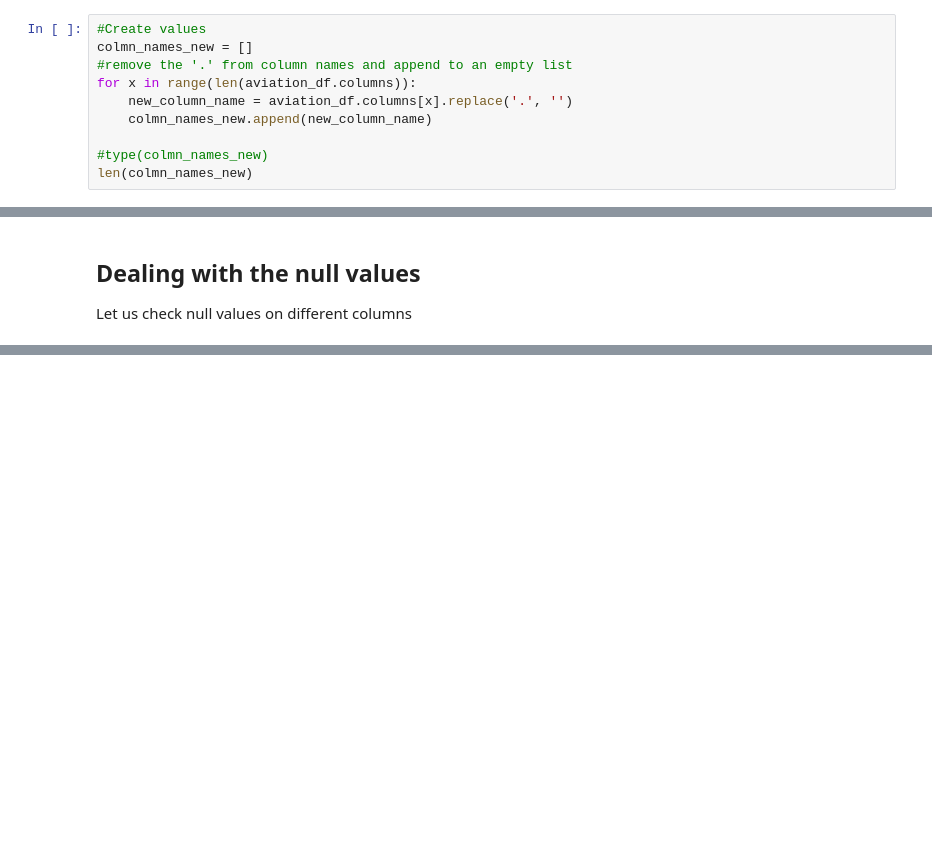
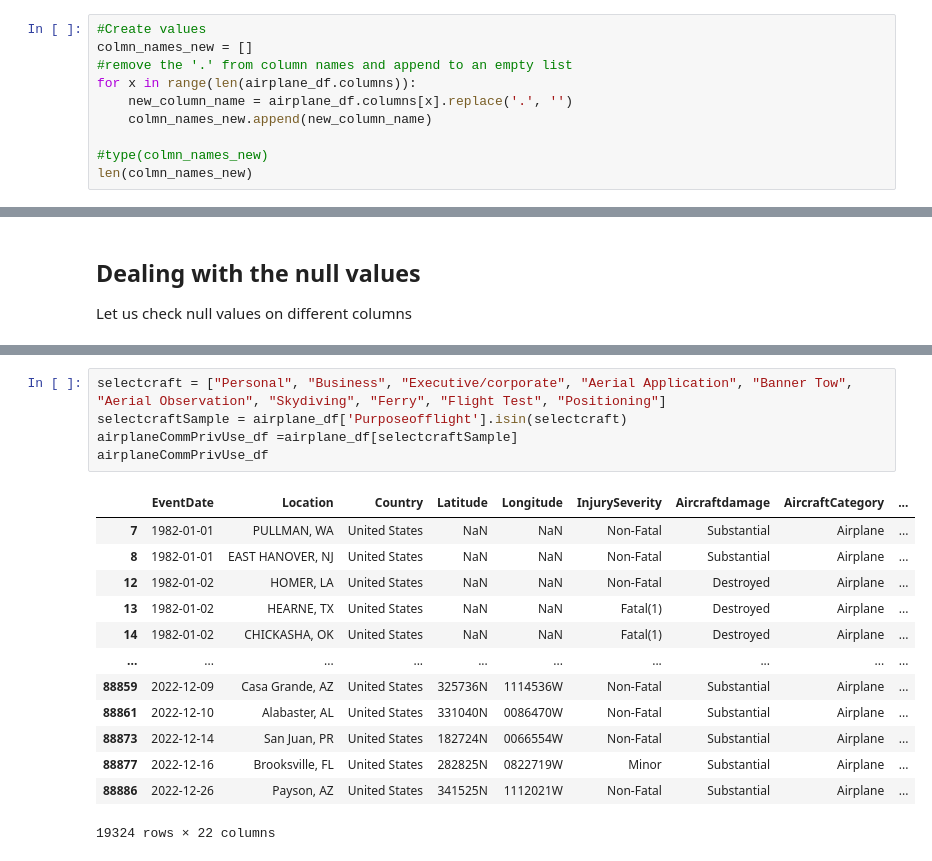
Before and after one commit to mercy-gh/Phase1Project, a Jupyter notebook: index.ipynb, the cells around one changed output, grey strips where cells are left out. Saved outputs shown, nothing was run; the diff lists cells and outputs as text; blank space fills up the shorter version.

```diff
--- a/index.ipynb
+++ b/index.ipynb
@@ -255,8 +269,8 @@ len(colmn_names_orig)
 #Create values
 colmn_names_new = []
 #remove the '.' from column names and append to an empty list
-for x in range(len(aviation_df.columns)):
-    new_column_name = aviation_df.columns[x].replace('.', '')
+for x in range(len(airplane_df.columns)):
+    new_column_name = airplane_df.columns[x].replace('.', '')
     colmn_names_new.append(new_column_name)
 
 #type(colmn_names_new)
@@ -376,0 +463,19 @@ dtype: int64
+# %%
+selectcraft = ["Personal", "Business", "Executive/corporate", "Aerial Application", "Banner Tow", "Aerial Observation", "Skydiving", "Ferry", "Flight Test", "Positioning"]
+selectcraftSample = airplane_df['Purposeofflight'].isin(selectcraft)
+airplaneCommPrivUse_df =airplane_df[selectcraftSample]
+airplaneCommPrivUse_df
+# %% [output]
+|  | EventDate | Location | Country | Latitude | Longitude | InjurySeverity | Aircraftdamage | AircraftCategory | ... |
+| 7 | 1982-01-01 | PULLMAN, WA | United States | NaN | NaN | Non-Fatal | Substantial | Airplane | ... |
+| 8 | 1982-01-01 | EAST HANOVER, NJ | United States | NaN | NaN | Non-Fatal | Substantial | Airplane | ... |
+| 12 | 1982-01-02 | HOMER, LA | United States | NaN | NaN | Non-Fatal | Destroyed | Airplane | ... |
+| 13 | 1982-01-02 | HEARNE, TX | United States | NaN | NaN | Fatal(1) | Destroyed | Airplane | ... |
+| 14 | 1982-01-02 | CHICKASHA, OK | United States | NaN | NaN | Fatal(1) | Destroyed | Airplane | ... |
+| ... | ... | ... | ... | ... | ... | ... | ... | ... | ... |
+| 88859 | 2022-12-09 | Casa Grande, AZ | United States | 325736N | 1114536W | Non-Fatal | Substantial | Airplane | ... |
+| 88861 | 2022-12-10 | Alabaster, AL | United States | 331040N | 0086470W | Non-Fatal | Substantial | Airplane | ... |
+| 88873 | 2022-12-14 | San Juan, PR | United States | 182724N | 0066554W | Non-Fatal | Substantial | Airplane | ... |
+| 88877 | 2022-12-16 | Brooksville, FL | United States | 282825N | 0822719W | Minor | Substantial | Airplane | ... |
+| 88886 | 2022-12-26 | Payson, AZ | United States | 341525N | 1112021W | Non-Fatal | Substantial | Airplane | ... |
+19324 rows × 22 columns
```
Also changed, not shown: parts of 40 cells of this notebook.
